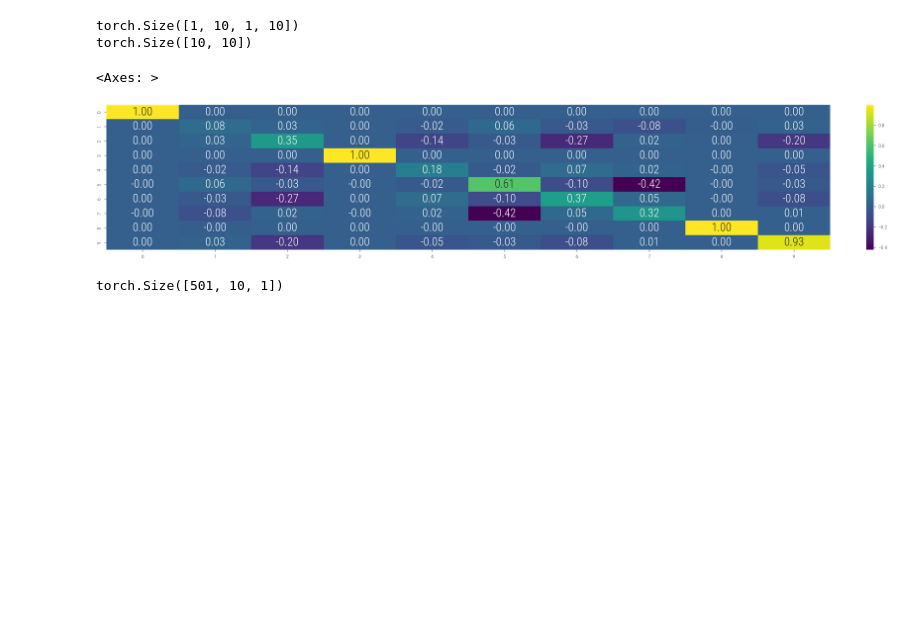
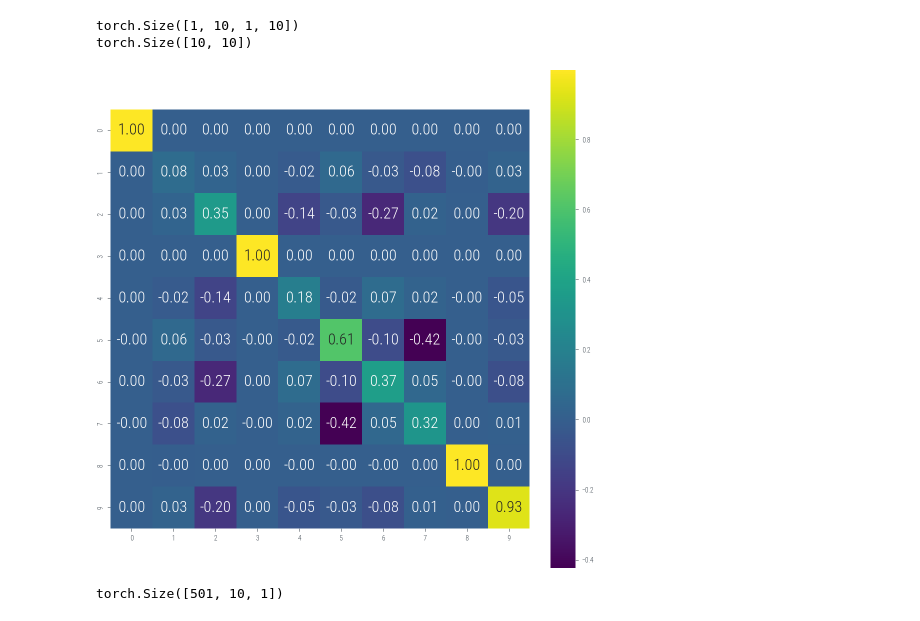
Before and after one commit to nipunbatra/pml-teaching, a Jupyter notebook: notebooks/nn-variants-final.ipynb, the cells around one changed output. Cells and saved outputs as stored; diff of their text form; code cells hidden in the pictures; blank space fills up the shorter version.

```diff
--- a/notebooks/nn-variants-final.ipynb
+++ b/notebooks/nn-variants-final.ipynb
@@ -882,14 +928,14 @@ torch.Size([10, 10])
 # %%
 import seaborn as sns
 
 with torch.no_grad():
     cov = torch.inverse(H + 1e-3 * torch.eye(H.shape[0]).to(device))
 
-plt.figure(figsize=(15, 3))
+plt.figure(figsize=(7, 7))
 sns.heatmap(cov.cpu().numpy(), annot=True, fmt=".2f", cmap="viridis")
+plt.gca().set_aspect("equal", "box")
 # %% [output]
-<Axes: >
-[figure, old version]
+[figure, new version]
 # %%
 laplace_posterior = torch.distributions.MultivariateNormal(
     last_layer_params["fc3.weight"].ravel(), cov
```
Also changed, not shown: parts of 15 cells of this notebook.
